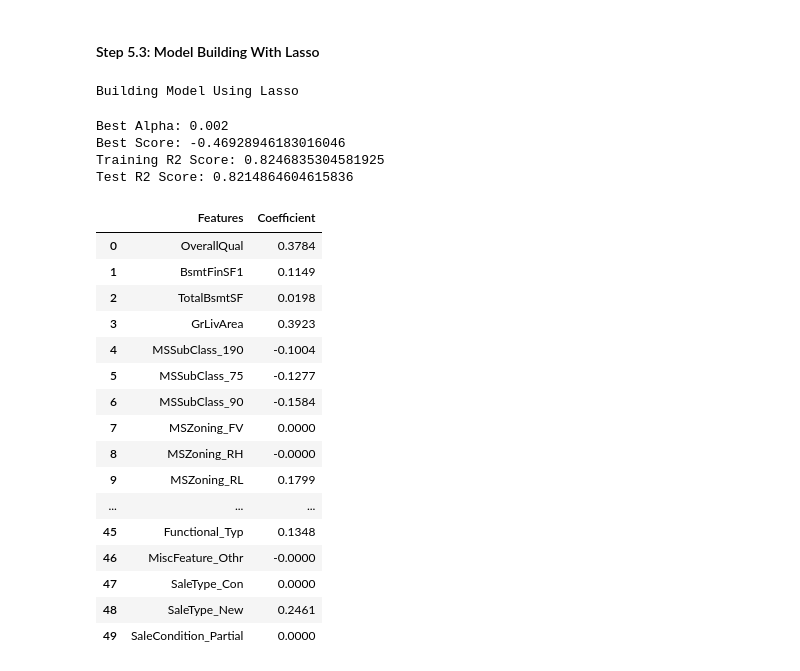
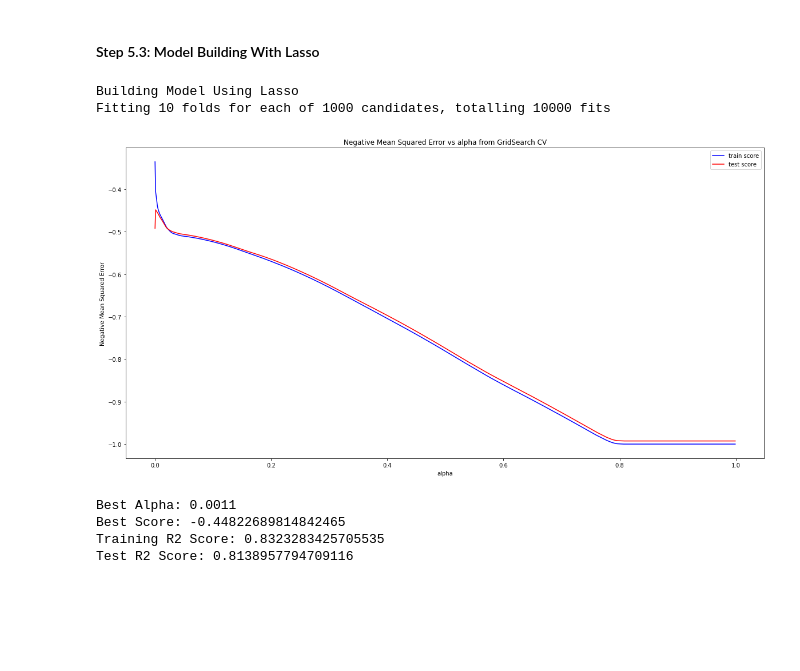
Before and after one commit to SathishKumarRamasamy/advance-regression-assignment, a Jupyter notebook: advanced-regression-assignment.ipynb, the cells around one changed output. Saved outputs shown, nothing was run; the diff lists cells and outputs as text; code cells hidden in the pictures; blank space fills up the shorter version.

```diff
--- a/advanced-regression-assignment.ipynb
+++ b/advanced-regression-assignment.ipynb
@@ -2515,35 +2525,13 @@ pd.DataFrame({'Features':X_train_final.columns, 'Coefficient':result['model'].co
 #### Step 5.3: Model Building With Lasso
 # %%
 print(f"Building Model Using Lasso ")
-lasso_alphas = list(np.arange(0, 1, 0.001))
-result = build_with_regularization(X_train_final,y_train,X_test_final,y_test,'Lasso',lasso_alphas)
-print(f"Best Alpha: {result['best_alpha']}")
-print(f"Best Score: {result['best_score']}")
-print(f"Training R2 Score: {result['train_r2_score']}")
-print(f"Test R2 Score: {result['test_r2_score']}")
+lasso_alphas = list(np.arange(0.0001, 1, 0.001))
+lasso_result = build_with_regularization(X_train_rfe,y_train,X_test_rfe,y_test,'Lasso',lasso_alphas)
 # %% [output]
 Building Model Using Lasso
+Fitting 10 folds for each of 1000 candidates, totalling 10000 fits
+[figure, added]
-Best Alpha: 0.002
-Best Score: -0.46928946183016046
-Training R2 Score: 0.8246835304581925
-Test R2 Score: 0.8214864604615836
+Best Alpha: 0.0011
+Best Score: -0.44822689814842465
+Training R2 Score: 0.8323283425705535
+Test R2 Score: 0.8138957794709116
-# %%
-pd.DataFrame({'Features':X_train_final.columns, 'Coefficient':result['model'].coef_.round(4)})
-# %% [output]
-|  | Features | Coefficient |
-| 0 | OverallQual | 0.3784 |
-| 1 | BsmtFinSF1 | 0.1149 |
-| 2 | TotalBsmtSF | 0.0198 |
-| 3 | GrLivArea | 0.3923 |
-| 4 | MSSubClass_190 | -0.1004 |
-| 5 | MSSubClass_75 | -0.1277 |
-| 6 | MSSubClass_90 | -0.1584 |
-| 7 | MSZoning_FV | 0.0000 |
-| 8 | MSZoning_RH | -0.0000 |
-| 9 | MSZoning_RL | 0.1799 |
-| ... | ... | ... |
-| 45 | Functional_Typ | 0.1348 |
-| 46 | MiscFeature_Othr | -0.0000 |
-| 47 | SaleType_Con | 0.0000 |
-| 48 | SaleType_New | 0.2461 |
-| 49 | SaleCondition_Partial | 0.0000 |
```
Also changed, not shown: parts of 28 cells of this notebook.
